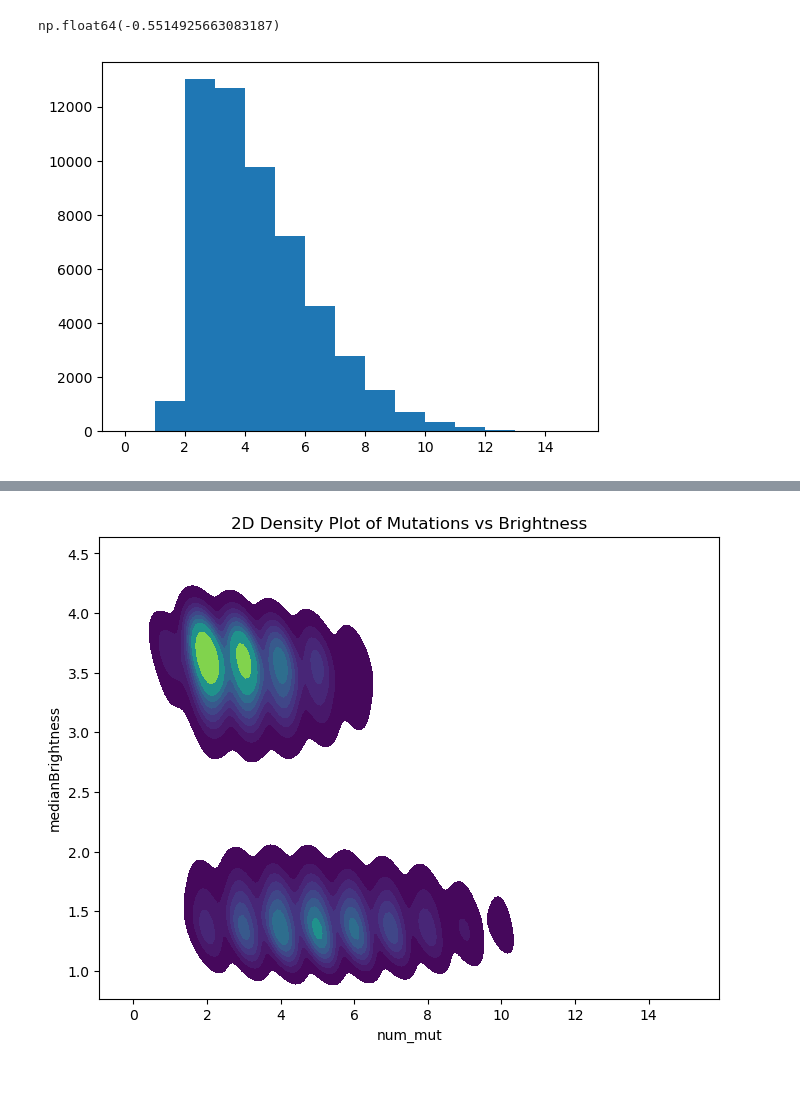
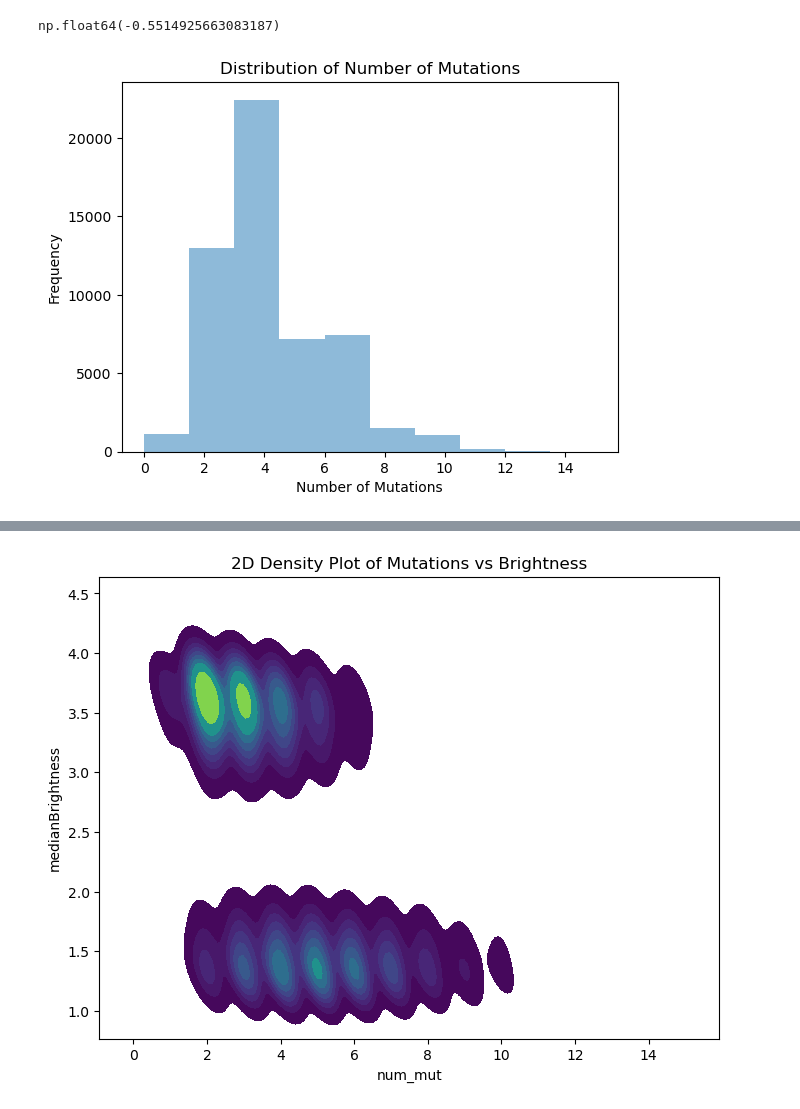
Before and after one commit to Thomasbush9/gfp-structure-prediction, a Jupyter notebook: notebooks/eda.ipynb, the cells around one changed output, grey strips where cells are left out. Saved outputs shown, nothing was run; the diff lists cells and outputs as text; code cells hidden in the pictures; blank space fills up the shorter version.

```diff
--- a/notebooks/eda.ipynb
+++ b/notebooks/eda.ipynb
@@ -70,8 +112,11 @@ np.float64(-0.5514925663083187)
 # %%
 import matplotlib.pyplot as plt
 
 
-plt.hist(dataset['num_mut'], bins=15, colors)
+plt.hist(dataset['num_mut'], alpha=0.5)
+plt.xlabel('Number of Mutations')
+plt.ylabel('Frequency')
+plt.title('Distribution of Number of Mutations')
 plt.show()
 # %% [output]
-[figure, old version]
+[figure, new version]
```
Also changed, not shown: parts of 26 cells of this notebook, 6 other files.
